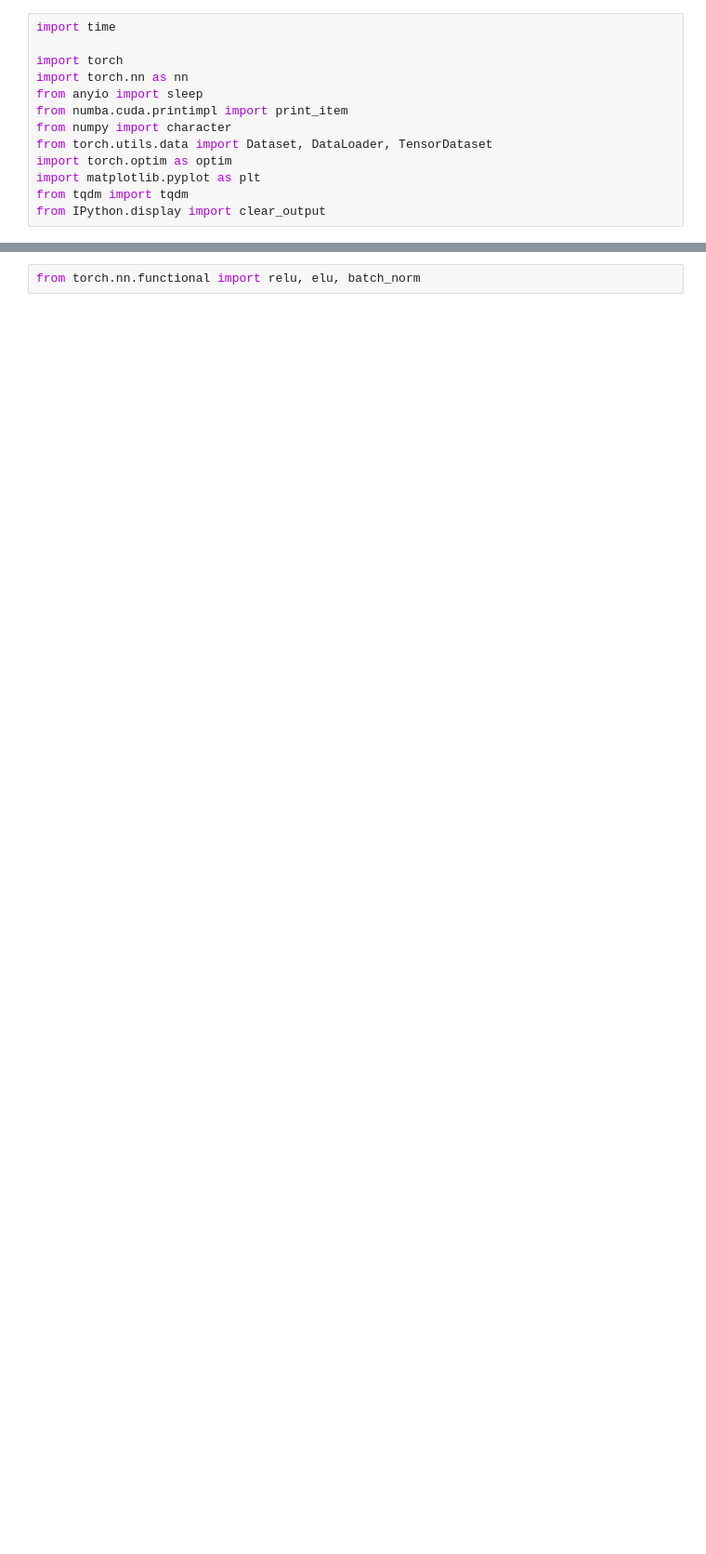
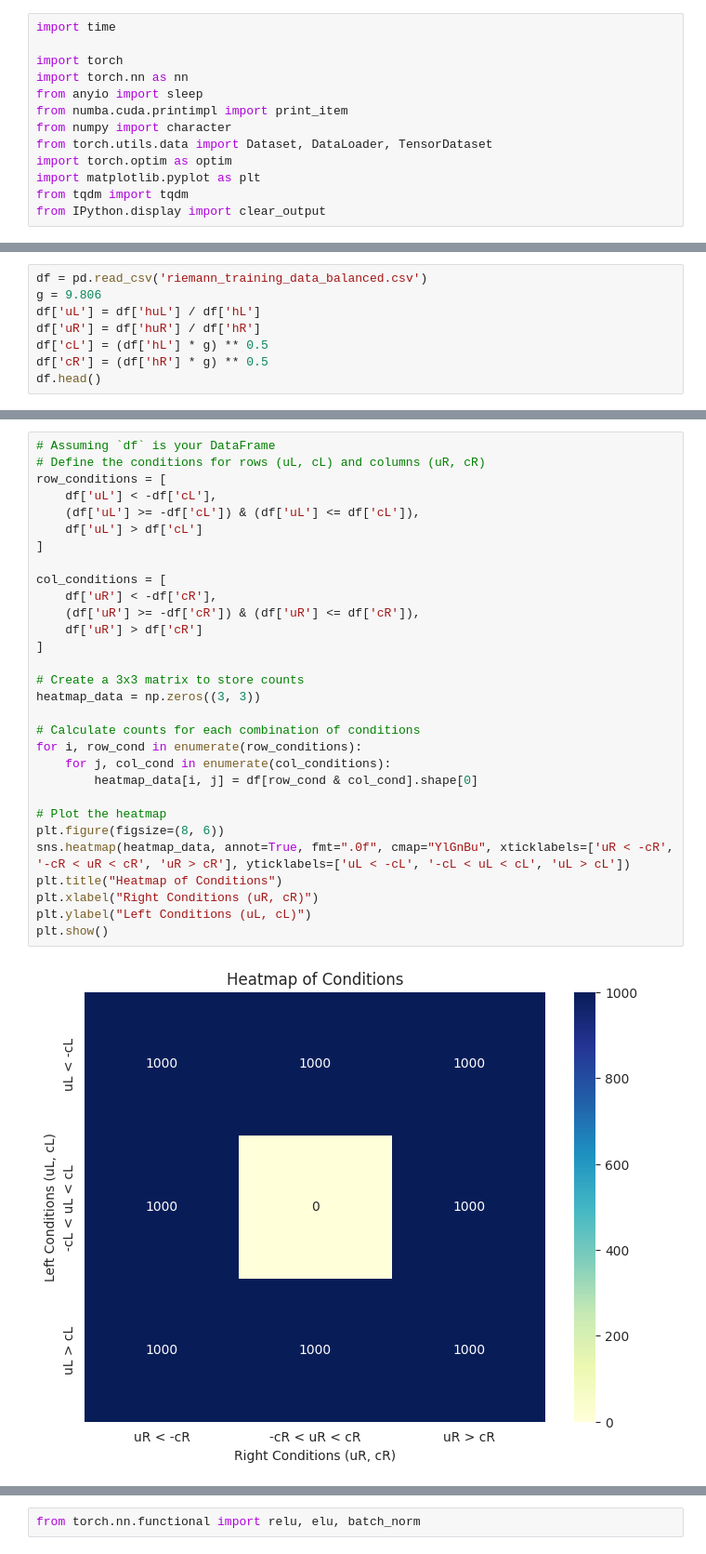
Before and after one commit to PetrovTimur/Riemann, a Jupyter notebook: train.ipynb, the cells around one changed output, grey strips where cells are left out. Shown: that part at 93% size. Drawn from its saved outputs; the diff is of its cells as text; blank space fills up the shorter version.

```diff
--- a/train.ipynb
+++ b/train.ipynb
@@ -131,0 +69,8 @@ See the caveats in the documentation: https://pandas.pydata.org/pandas-docs/stab
+# %%
+df = pd.read_csv('riemann_training_data_balanced.csv')
+g = 9.806
+df['uL'] = df['huL'] / df['hL']
+df['uR'] = df['huR'] / df['hR']
+df['cL'] = (df['hL'] * g) ** 0.5
+df['cR'] = (df['hR'] * g) ** 0.5
+df.head()
@@ -132,3 +88,35 @@ See the caveats in the documentation: https://pandas.pydata.org/pandas-docs/stab
+# %%
+# Assuming `df` is your DataFrame
+# Define the conditions for rows (uL, cL) and columns (uR, cR)
+row_conditions = [
+    df['uL'] < -df['cL'],
+    (df['uL'] >= -df['cL']) & (df['uL'] <= df['cL']),
+    df['uL'] > df['cL']
+]
+
+col_conditions = [
+    df['uR'] < -df['cR'],
+    (df['uR'] >= -df['cR']) & (df['uR'] <= df['cR']),
+    df['uR'] > df['cR']
+]
+
+# Create a 3x3 matrix to store counts
+heatmap_data = np.zeros((3, 3))
+
+# Calculate counts for each combination of conditions
+for i, row_cond in enumerate(row_conditions):
+    for j, col_cond in enumerate(col_conditions):
+        heatmap_data[i, j] = df[row_cond & col_cond].shape[0]
+
+# Plot the heatmap
+plt.figure(figsize=(8, 6))
+sns.heatmap(heatmap_data, annot=True, fmt=".0f", cmap="YlGnBu", xticklabels=['uR < -cR', '-cR < uR < cR', 'uR > cR'], yticklabels=['uL < -cL', '-cL < uL < cL', 'uL > cL'])
+plt.title("Heatmap of Conditions")
+plt.xlabel("Right Conditions (uR, cR)")
+plt.ylabel("Left Conditions (uL, cL)")
+plt.show()
+# %% [output]
+[figure, added]
 # %%
 # Convert pandas DataFrames to PyTorch tensors
 train_X_tensor = torch.tensor(train_X.values, dtype=torch.float32)
```
Also changed, not shown: parts of 24 cells of this notebook.
